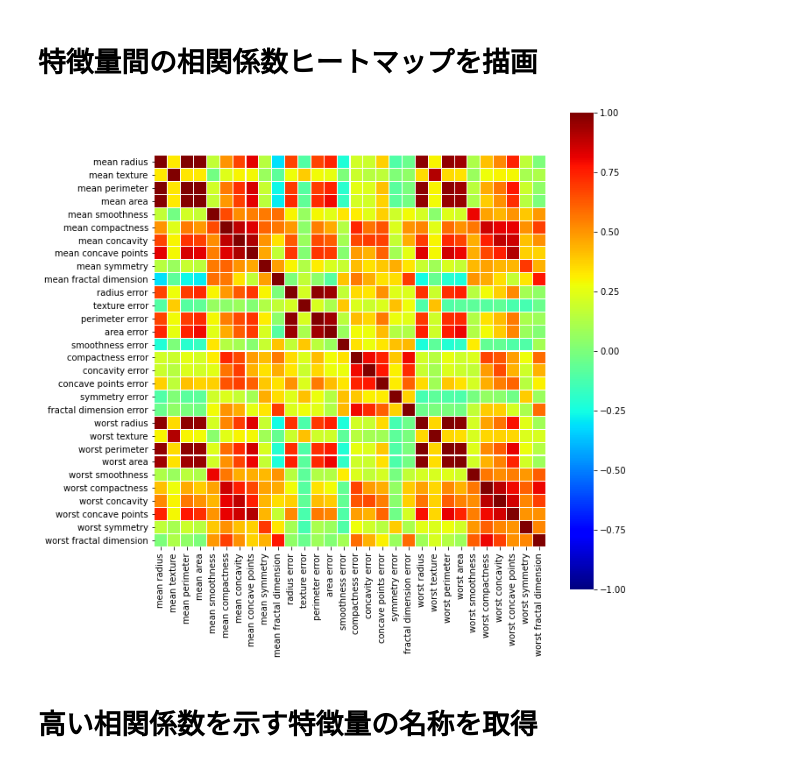
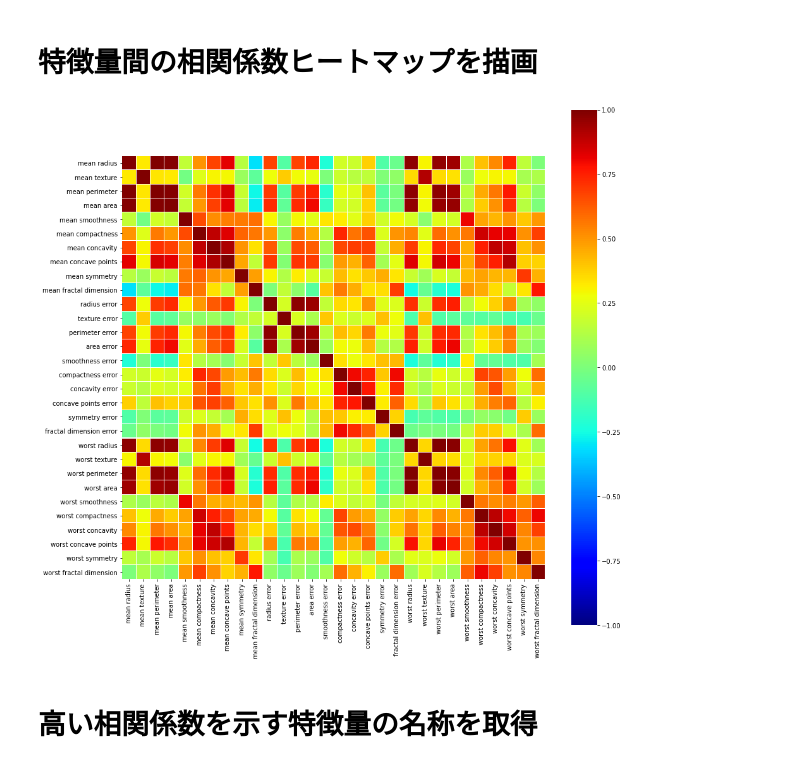
Before and after one commit to Data-Anal-Ojisan/DataAnalOji.hatena.sample, a Jupyter notebook: python_samples/blog_drop_highly_correlated_features.ipynb, the cells around one changed output. Cells and saved outputs as stored; diff of their text form; code cells hidden in the pictures.

```diff
--- a/python_samples/blog_drop_highly_correlated_features.ipynb
+++ b/python_samples/blog_drop_highly_correlated_features.ipynb
@@ -34,20 +34,20 @@ display(X)
 # 特徴量間の相関係数ヒートマップを描画
 # %%
 # グラフ描画領域の作成
-plt.figure(figsize=(10, 10))
+plt.figure(figsize=(15, 15))
 
 # 相関係数のヒートマップを描画
 sns.heatmap(X.corr(),
             cmap='jet',
             square=True,
             linewidths=0.1,
             vmax=1,
             vmin=-1,
             center=0)
 
 plt.show()
 # %% [output]
-[figure, old version]
+[figure, new version]
 # %% [markdown]
 # 高い相関係数を示す特徴量の名称を取得
 # %%
```
Also changed, not shown: parts of 2 cells of this notebook.
